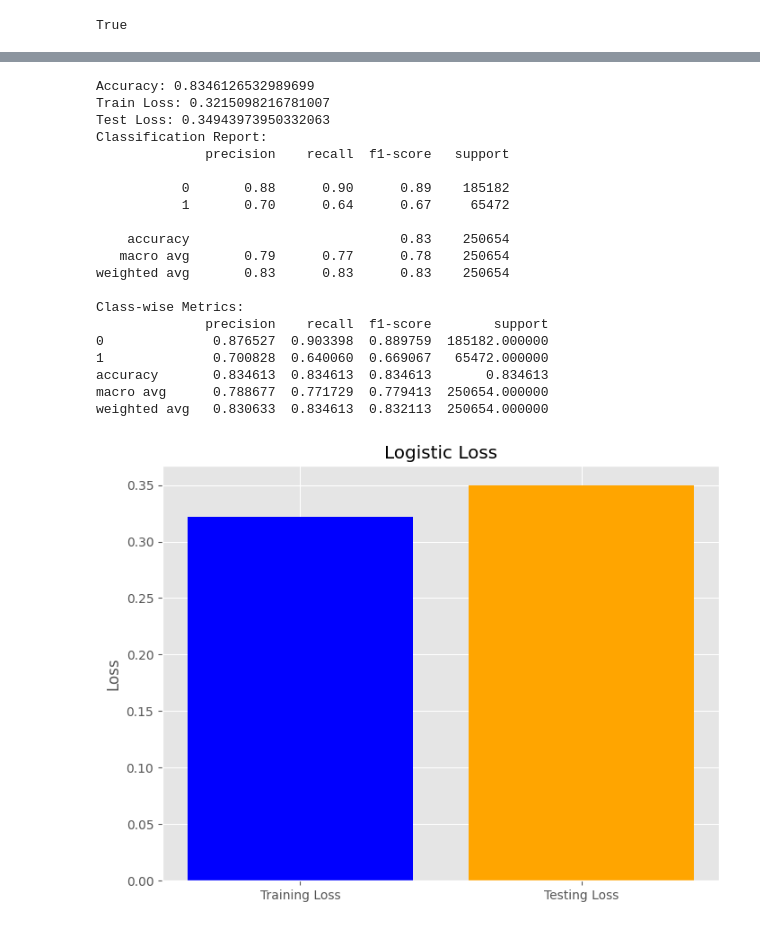
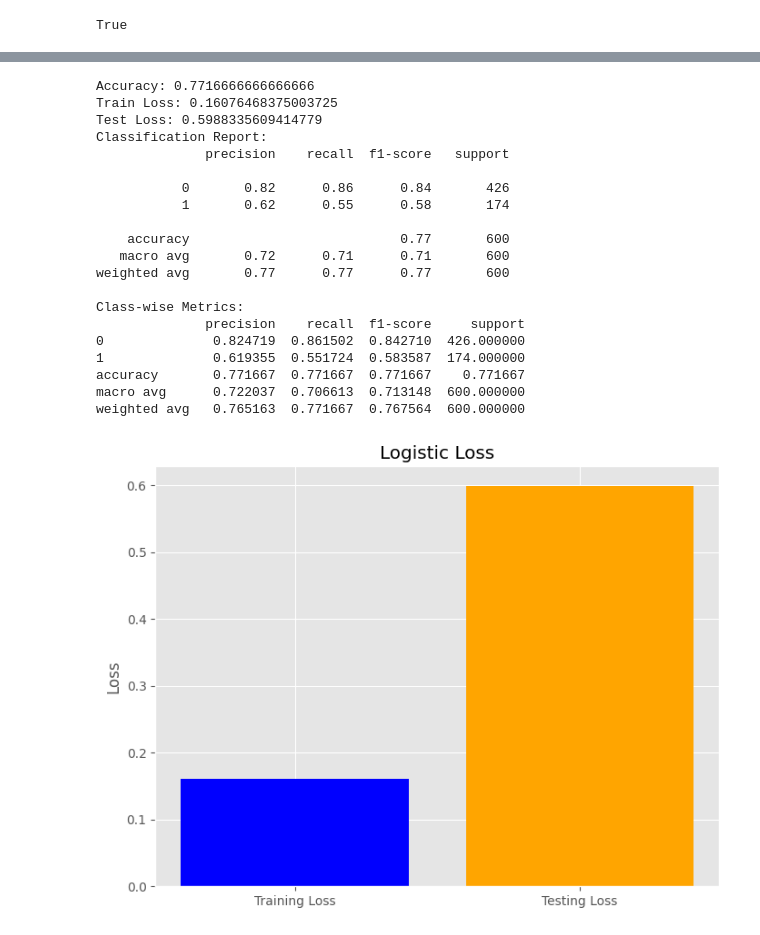
Before and after one commit to theoc3/cs365-proj, a Jupyter notebook: model.ipynb, the cells around one changed output, grey strips where cells are left out. Saved outputs shown, nothing was run; the diff lists cells and outputs as text; code cells hidden in the pictures.

Commit message:
All model tests

```diff
--- a/model.ipynb
+++ b/model.ipynb
@@ -32,3 +135,5 @@ df['source'] = df['source'].map({'human': 0, 'ai': 1})
+# %%
+df = pd.concat([df1, df2, df3, df4, df5, df6, df7, df8, df9, df10, df11], ignore_index=True)
 # %%
 # using m1 mac
 device = torch.device("mps" if torch.backends.mps.is_available() else "cpu")
@@ -161,7 +300,7 @@ plt.show()
 # %%
 df_train_copy = df_train.copy()
 
-df_train_copy.drop(['text_length', 'sentiment_score'], axis=1, inplace=True)
+df_train_copy.drop(['sentiment_score'], axis=1, inplace=True)
 print(df_train_copy.head())
 df_train_copy.fillna(0, inplace=True)
 
@@ -242,18 +374,18 @@ df_train_copy
 # %%
-# Function to calculate percentage of punctuation in a text
-#def calculate_punctuation_count(text):
-#    token_length = len(word_tokenize(text))
-#    return count_punctuation_marks(text) / token_length * 100 if token_length != 0 else 0
+#Function to calculate percentage of punctuation in a text
+def calculate_punctuation_count(text):
+   token_length = len(word_tokenize(text))
+   return count_punctuation_marks(text) / token_length * 100 if token_length != 0 else 0
 
-#df_train_copy['punctuation_count_percentage'] = df_train_copy['text'].apply(calculate_punctuation_count)
+df_train_copy['punctuation_count_percentage'] = df_train_copy['text'].apply(calculate_punctuation_count)
 
-# Function to calculate percentage of linking words in a text
-#def calculate_linking_words_count(text):
-#    token_length = len(word_tokenize(text))
-#    return count_linking_words(text) / token_length * 100 if token_length != 0 else 0
+#Function to calculate percentage of linking words in a text
+def calculate_linking_words_count(text):
+   token_length = len(word_tokenize(text))
+   return count_linking_words(text) / token_length * 100 if token_length != 0 else 0
 
-# Add a column to df0_text for linking words percentage
-#df_train_copy['linking_words_percentage'] = df_train_copy['text'].apply(calculate_linking_words_count)
+#Add a column to df0_text for linking words percentage
+df_train_copy['linking_words_percentage'] = df_train_copy['text'].apply(calculate_linking_words_count)
 # %%
 df_train_copy
 # %% [output]
@@ -274,8 +406,8 @@ df_train_copy
 # Define features (word features, punctuation count, count of synonyms) and target variable
 X = pd.DataFrame(df_train_copy['word_features'].tolist(), columns=top_words)
 X['punctuation_count_percentage'] = df_train_copy['punctuation_count_percentage']
-X['linking_words_percentage'] = df_train_copy['linking_words_percentage']
-X['length_text'] = df_train_copy['length_text']
+X['linking_words_percentage'] = df_train_copy['linking_words_count_percentage']
+X['text_length'] = df_train_copy['text_length']
 y = df_train_copy['source']
 
 # Split the data into training and testing sets
@@ -296,45 +428,45 @@ train_loss = log_loss(y_train, model.predict_proba(X_train_imputed)) # Calculate
 test_loss = log_loss(y_test, model.predict_proba(X_test_imputed))
 print("Train Loss:", train_loss)
 print("Test Loss:", test_loss)
 
 # Calculate classification report
 class_report = classification_report(y_test, y_pred)
 print("Classification Report:")
 print(class_report)
 
 # Parse the classification report to get individual class metrics
 class_report_df = pd.DataFrame(classification_report(y_test, y_pred, output_dict=True)).transpose()
 print("Class-wise Metrics:")
 print(class_report_df)
 
 # Plotting the Loss
 loss_values = [train_loss, test_loss]
 labels = ['Training Loss', 'Testing Loss']
 
 plt.figure(figsize=(8, 6))
 plt.bar(labels, loss_values, color=['blue', 'orange'])
 plt.title('Logistic Loss')
 plt.ylabel('Loss')
 plt.show()
 # %% [output]
-Accuracy: 0.8346126532989699
-Train Loss: 0.3215098216781007
-Test Loss: 0.34943973950332063
+Accuracy: 0.7716666666666666
+Train Loss: 0.16076468375003725
+Test Loss: 0.5988335609414779
 Classification Report:
               precision    recall  f1-score   support
 
-           0       0.88      0.90      0.89    185182
-           1       0.70      0.64      0.67     65472
+           0       0.82      0.86      0.84       426
+           1       0.62      0.55      0.58       174
 
-    accuracy                           0.83    250654
-   macro avg       0.79      0.77      0.78    250654
-weighted avg       0.83      0.83      0.83    250654
+    accuracy                           0.77       600
+   macro avg       0.72      0.71      0.71       600
+weighted avg       0.77      0.77      0.77       600
 
 Class-wise Metrics:
-              precision    recall  f1-score        support
-0              0.876527  0.903398  0.889759  185182.000000
-1              0.700828  0.640060  0.669067   65472.000000
-accuracy       0.834613  0.834613  0.834613       0.834613
-macro avg      0.788677  0.771729  0.779413  250654.000000
-weighted avg   0.830633  0.834613  0.832113  250654.000000
+              precision    recall  f1-score     support
+0              0.824719  0.861502  0.842710  426.000000
+1              0.619355  0.551724  0.583587  174.000000
+accuracy       0.771667  0.771667  0.771667    0.771667
+macro avg      0.722037  0.706613  0.713148  600.000000
+weighted avg   0.765163  0.771667  0.767564  600.000000
-[figure, old version]
+[figure, new version]
```
Also changed, not shown: parts of 10 cells of this notebook, 8 other files.
